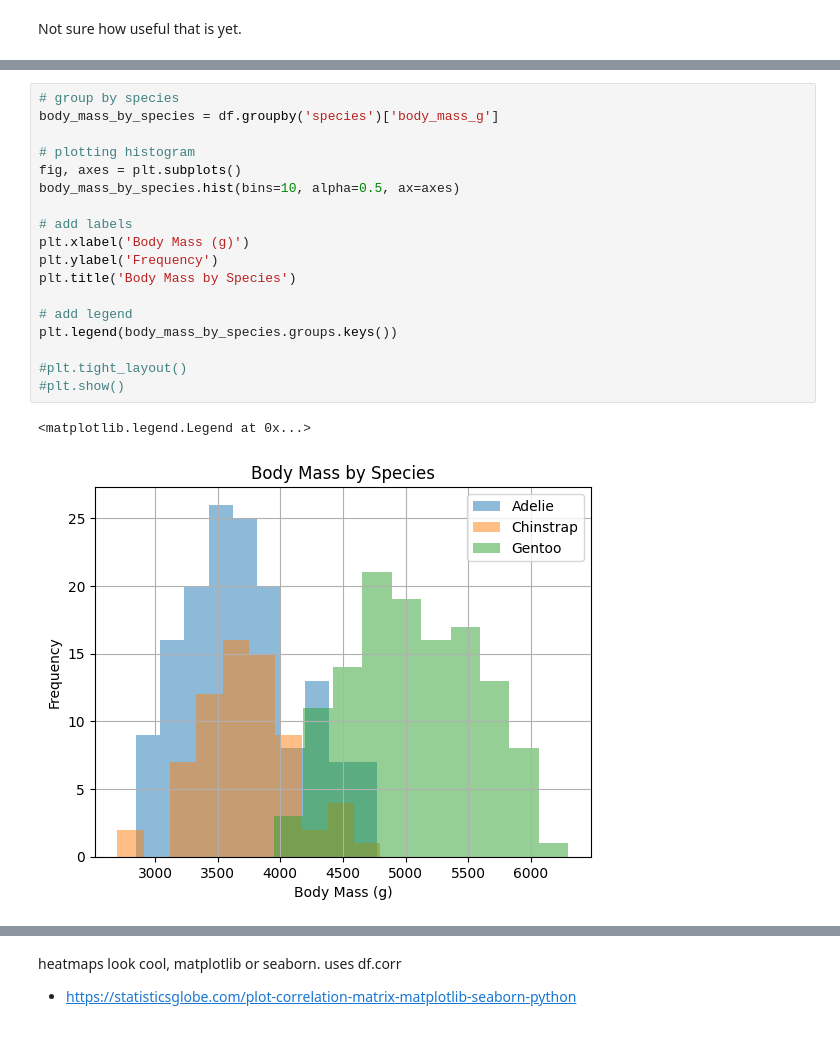
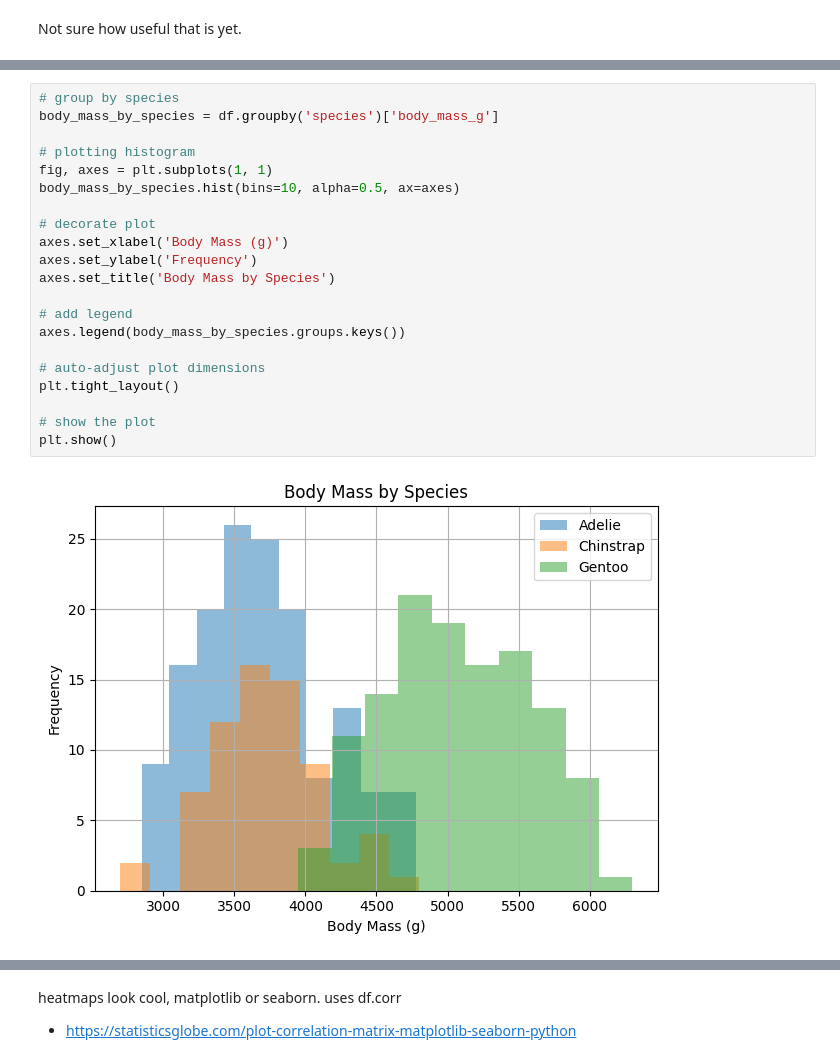
Before and after one commit to holmstead/principles_of_data_analytics, a Jupyter notebook: penguins.ipynb, the cells around one changed output, grey strips where cells are left out. Cells and saved outputs as stored; diff of their text form.

```diff
--- a/penguins.ipynb
+++ b/penguins.ipynb
@@ -466,21 +535,23 @@ https://pandas.pydata.org/pandas-docs/stable/reference/api/pandas.DataFrame.plot
 # %%
 # group by species
 body_mass_by_species = df.groupby('species')['body_mass_g']
 
 # plotting histogram
-fig, axes = plt.subplots()
+fig, axes = plt.subplots(1, 1)
 body_mass_by_species.hist(bins=10, alpha=0.5, ax=axes)
 
-# add labels
-plt.xlabel('Body Mass (g)')
-plt.ylabel('Frequency')
-plt.title('Body Mass by Species')
+# decorate plot
+axes.set_xlabel('Body Mass (g)')
+axes.set_ylabel('Frequency')
+axes.set_title('Body Mass by Species')
 
 # add legend
-plt.legend(body_mass_by_species.groups.keys())
+axes.legend(body_mass_by_species.groups.keys())
 
-#plt.tight_layout()
-#plt.show()
+# auto-adjust plot dimensions
+plt.tight_layout()
+
+# show the plot
+plt.show()
 # %% [output]
-<matplotlib.legend.Legend at 0x...>
-[figure, old version]
+[figure, new version]
```
Also changed, not shown: parts of 40 cells of this notebook.
